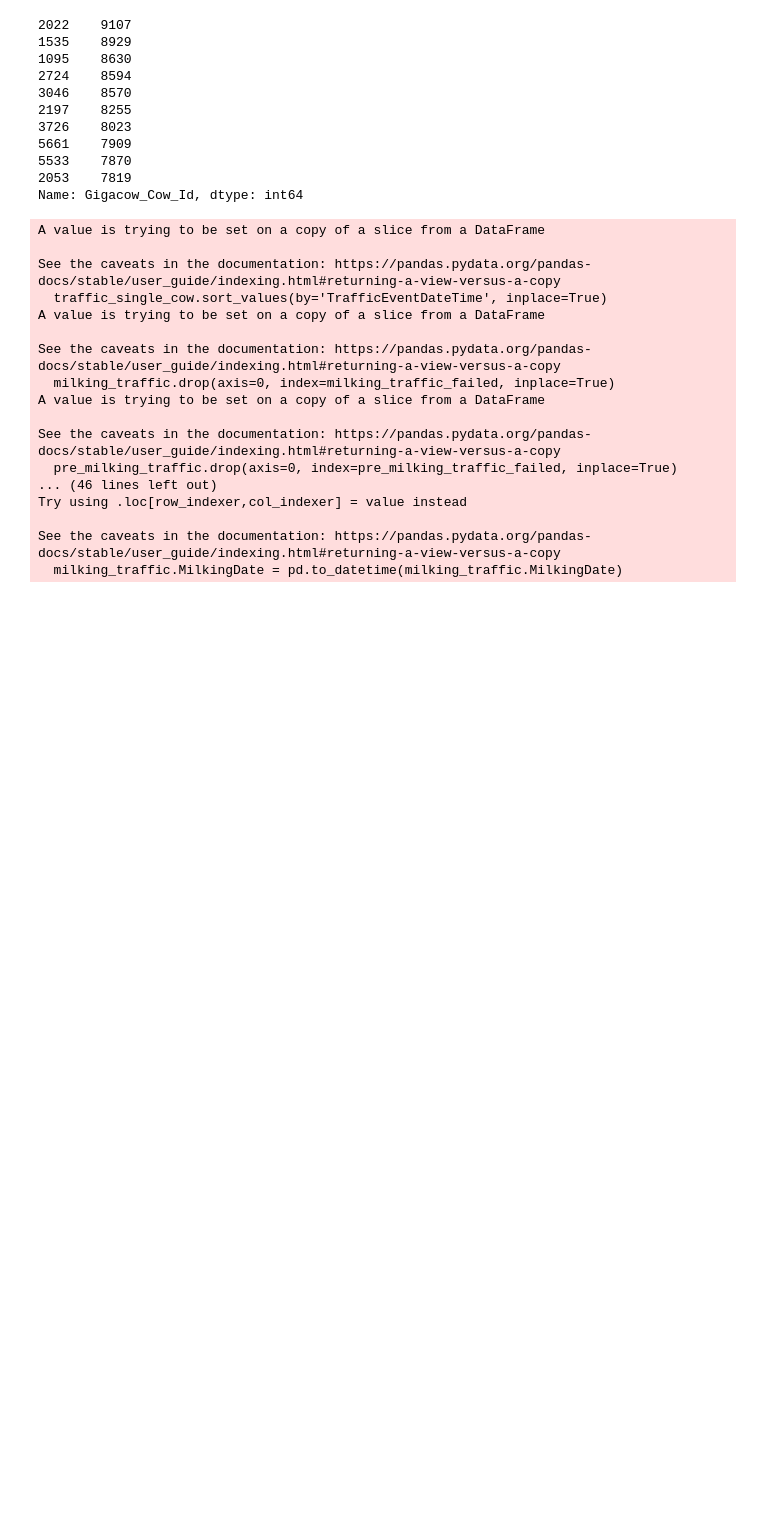
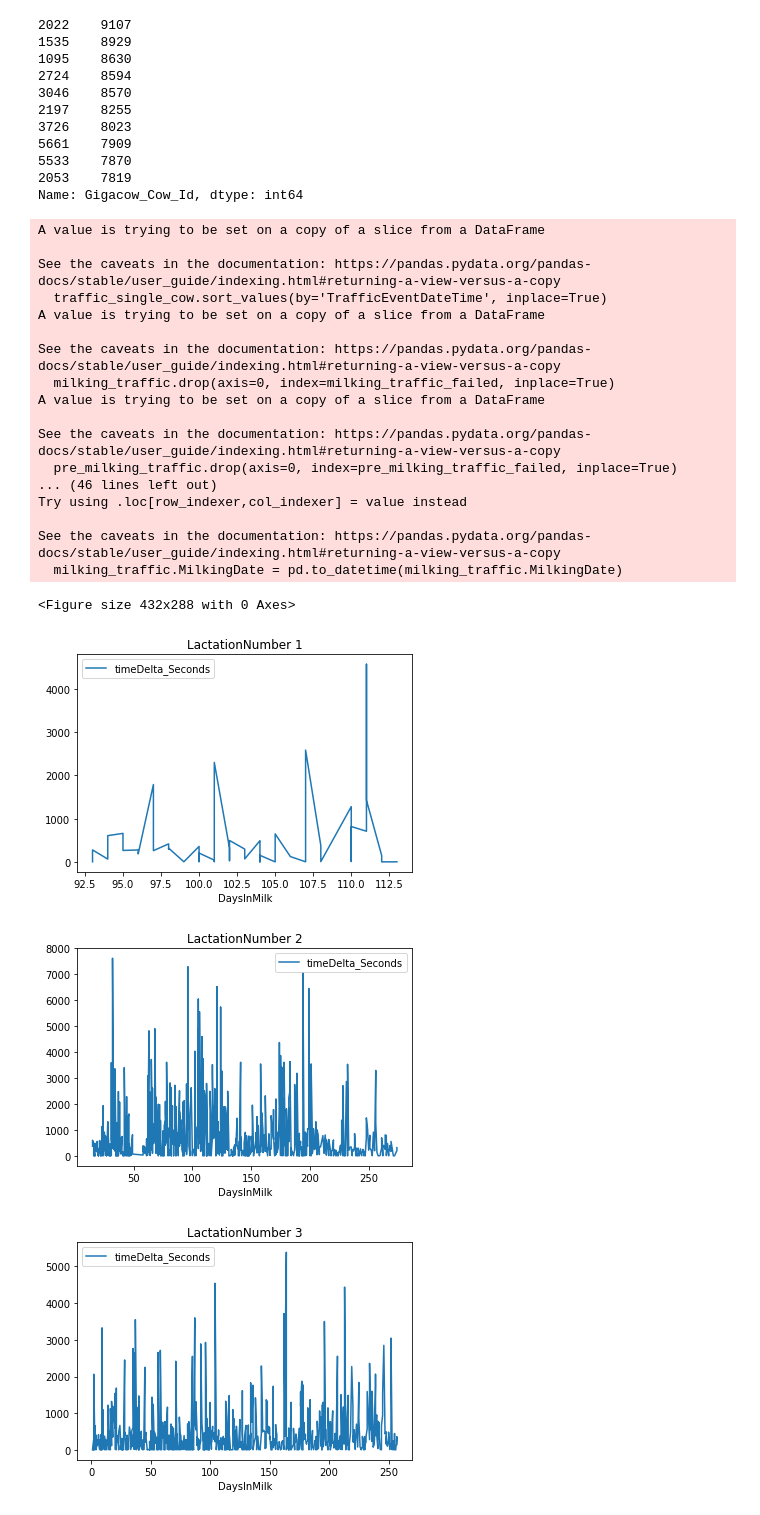
Before and after one commit to pgullstrand/Gigacow-tools, a Jupyter notebook: Data preprocessing/dataCollection.ipynb, the cells around one changed output. Cells and saved outputs as stored; diff of their text form; code cells hidden in the pictures; blank space fills up the shorter version.

```diff
--- a/Data preprocessing/dataCollection.ipynb
+++ b/Data preprocessing/dataCollection.ipynb
@@ -116,6 +121,18 @@ Try using .loc[row_indexer,col_indexer] = value instead
 
 See the caveats in the documentation: https://pandas.pydata.org/pandas-docs/stable/user_guide/indexing.html#returning-a-view-versus-a-copy
   milking_traffic.MilkingDate = pd.to_datetime(milking_traffic.MilkingDate)
+# %%
+# plot the relations between timeDielta and Lactation/DIM(DaysInMilk)
+plt.figure()
+single_cow_collection.loc[single_cow_collection.LactationNumber == 1].plot(x="DaysInMilk", y="timeDelta_Seconds", kind='line', title='LactationNumber 1')
+single_cow_collection.loc[single_cow_collection.LactationNumber == 2].plot(x="DaysInMilk", y="timeDelta_Seconds", kind='line', title='LactationNumber 2')
+single_cow_collection.loc[single_cow_collection.LactationNumber == 3].plot(x="DaysInMilk", y="timeDelta_Seconds", kind='line', title='LactationNumber 3')
+plt.show()
+# %% [output]
+<Figure size 432x288 with 0 Axes>
+[figure, added]
+[figure, added]
+[figure, added]
 # %%
 single_cow_merge.to_csv(dataDir + 'single_cow_merge.csv')
 single_cow_merge
```
Also changed, not shown: parts of 6 cells of this notebook.
